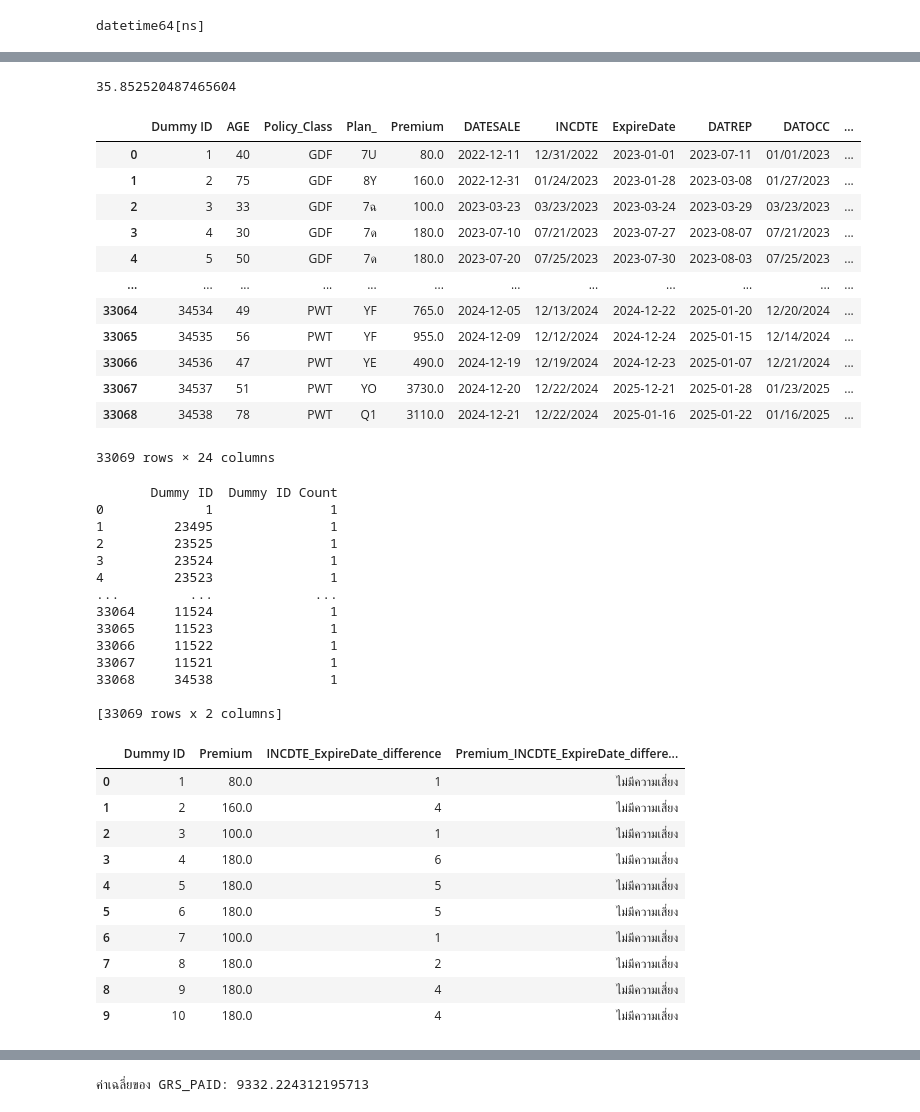
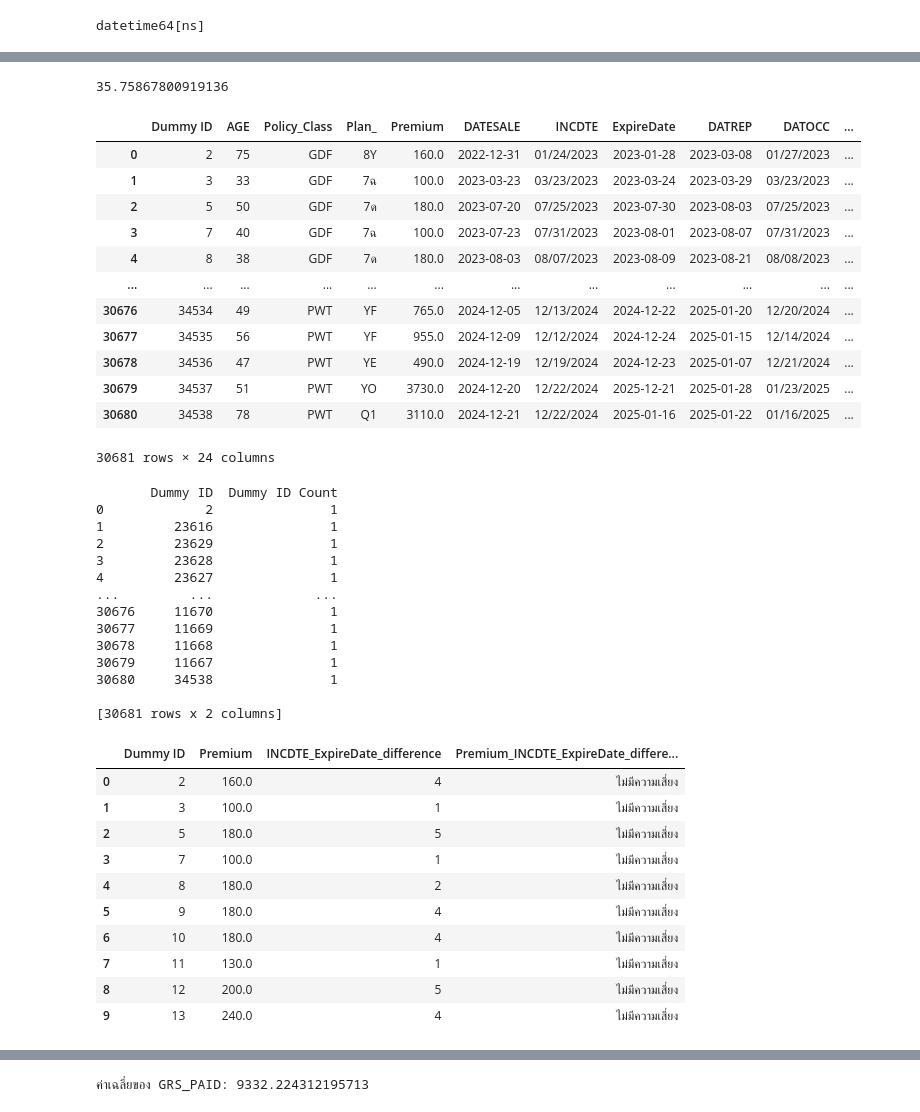
Before and after one commit to Suchada2000/MY-WORK, a Jupyter notebook: Untitled43.ipynb, the cells around one changed output, grey strips where cells are left out. Drawn from its saved outputs; the diff is of its cells as text; code cells hidden in the pictures.

```diff
--- a/Untitled43.ipynb
+++ b/Untitled43.ipynb
@@ -1000,3 +1000,7 @@ df_combined
 | 33067 | 34537 | 51 | PWT | YO | 3730.0 | 2024-12-20 | 2024-12-22 | 2025-12-21 | 2025-01-28 | 2025-01-23 | ... |
 | 33068 | 34538 | 78 | PWT | Q1 | 3110.0 | 2024-12-21 | 2024-12-22 | 2025-01-16 | 2025-01-22 | 2025-01-16 | ... |
 33069 rows × 17 columns
+# %%
+df_combined = df_combined.loc[~((df_combined['GRS_OS'] == 0) &
+                               (df_combined['GRS_PAID'] == 0) &
+                               (df_combined['GIC'] == 0))]
@@ -1107,7 +1133,7 @@ df_combined['ReseveDescription_Risk_Level'] = df_combined['Claim_Count'].apply(l
     'ไม่มีความเสี่ยง' if x < 3 else
     'ความเสี่ยงน้อย' if x == 3 else
     'ความเสี่ยงปานกลาง' if x == 4 else
-    'ความเสี่ยงสูง'
+    'ความเสี่ยงมาก'
 )
 
 # แสดงผลลัพธ์บางส่วน
@@ -1268,42 +1294,42 @@ mean_INCDTE_DATOCC_difference = df_combined['INCDTE_DATOCC_difference'].mean()
 # %%
 mean_INCDTE_DATOCC_difference
 # %% [output]
-35.852520487465604
+35.75867800919136
 # %%
 df_combined
 # %% [output]
 |  | Dummy ID | AGE | Policy_Class | Plan_ | Premium | DATESALE | INCDTE | ExpireDate | DATREP | DATOCC | ... |
-| 0 | 1 | 40 | GDF | 7U | 80.0 | 2022-12-11 | 12/31/2022 | 2023-01-01 | 2023-07-11 | 01/01/2023 | ... |
-| 1 | 2 | 75 | GDF | 8Y | 160.0 | 2022-12-31 | 01/24/2023 | 2023-01-28 | 2023-03-08 | 01/27/2023 | ... |
-| 2 | 3 | 33 | GDF | 7ฉ | 100.0 | 2023-03-23 | 03/23/2023 | 2023-03-24 | 2023-03-29 | 03/23/2023 | ... |
-| 3 | 4 | 30 | GDF | 7ด | 180.0 | 2023-07-10 | 07/21/2023 | 2023-07-27 | 2023-08-07 | 07/21/2023 | ... |
-| 4 | 5 | 50 | GDF | 7ด | 180.0 | 2023-07-20 | 07/25/2023 | 2023-07-30 | 2023-08-03 | 07/25/2023 | ... |
+| 0 | 2 | 75 | GDF | 8Y | 160.0 | 2022-12-31 | 01/24/2023 | 2023-01-28 | 2023-03-08 | 01/27/2023 | ... |
+| 1 | 3 | 33 | GDF | 7ฉ | 100.0 | 2023-03-23 | 03/23/2023 | 2023-03-24 | 2023-03-29 | 03/23/2023 | ... |
+| 2 | 5 | 50 | GDF | 7ด | 180.0 | 2023-07-20 | 07/25/2023 | 2023-07-30 | 2023-08-03 | 07/25/2023 | ... |
+| 3 | 7 | 40 | GDF | 7ฉ | 100.0 | 2023-07-23 | 07/31/2023 | 2023-08-01 | 2023-08-07 | 07/31/2023 | ... |
+| 4 | 8 | 38 | GDF | 7ด | 180.0 | 2023-08-03 | 08/07/2023 | 2023-08-09 | 2023-08-21 | 08/08/2023 | ... |
 | ... | ... | ... | ... | ... | ... | ... | ... | ... | ... | ... | ... |
-| 33064 | 34534 | 49 | PWT | YF | 765.0 | 2024-12-05 | 12/13/2024 | 2024-12-22 | 2025-01-20 | 12/20/2024 | ... |
-| 33065 | 34535 | 56 | PWT | YF | 955.0 | 2024-12-09 | 12/12/2024 | 2024-12-24 | 2025-01-15 | 12/14/2024 | ... |
-| 33066 | 34536 | 47 | PWT | YE | 490.0 | 2024-12-19 | 12/19/2024 | 2024-12-23 | 2025-01-07 | 12/21/2024 | ... |
-| 33067 | 34537 | 51 | PWT | YO | 3730.0 | 2024-12-20 | 12/22/2024 | 2025-12-21 | 2025-01-28 | 01/23/2025 | ... |
-| 33068 | 34538 | 78 | PWT | Q1 | 3110.0 | 2024-12-21 | 12/22/2024 | 2025-01-16 | 2025-01-22 | 01/16/2025 | ... |
+| 30676 | 34534 | 49 | PWT | YF | 765.0 | 2024-12-05 | 12/13/2024 | 2024-12-22 | 2025-01-20 | 12/20/2024 | ... |
+| 30677 | 34535 | 56 | PWT | YF | 955.0 | 2024-12-09 | 12/12/2024 | 2024-12-24 | 2025-01-15 | 12/14/2024 | ... |
+| 30678 | 34536 | 47 | PWT | YE | 490.0 | 2024-12-19 | 12/19/2024 | 2024-12-23 | 2025-01-07 | 12/21/2024 | ... |
+| 30679 | 34537 | 51 | PWT | YO | 3730.0 | 2024-12-20 | 12/22/2024 | 2025-12-21 | 2025-01-28 | 01/23/2025 | ... |
+| 30680 | 34538 | 78 | PWT | Q1 | 3110.0 | 2024-12-21 | 12/22/2024 | 2025-01-16 | 2025-01-22 | 01/16/2025 | ... |
-33069 rows × 24 columns
+30681 rows × 24 columns
 # %%
 dummy_id_counts = df_combined['Dummy ID'].value_counts().reset_index()
 dummy_id_counts.columns = ['Dummy ID', 'Dummy ID Count']
 print(dummy_id_counts)
 # %% [output]
        Dummy ID  Dummy ID Count
-0             1               1
-1         23495               1
-2         23525               1
-3         23524               1
-4         23523               1
+0             2               1
+1         23616               1
+2         23629               1
+3         23628               1
+4         23627               1
 ...         ...             ...
-33064     11524               1
-33065     11523               1
-33066     11522               1
-33067     11521               1
-33068     34538               1
+30676     11670               1
+30677     11669               1
+30678     11668               1
+30679     11667               1
+30680     34538               1
 
-[33069 rows x 2 columns]
+[30681 rows x 2 columns]
 # %%
 df_combined['Dummy ID Count'] = df_combined['Dummy ID'].map(df_combined['Dummy ID'].value_counts())
 # %%
@@ -1311,44 +1337,44 @@ import numpy as np
 
 # กำหนดค่าเฉลี่ยของเบี้ยประกันภัยและจำนวนวันที่คุ้มครอง
 average_premium = 1500
 average_coverage_days = 85
 
 # กำหนดเงื่อนไขสำหรับระดับความเสี่ยง
 conditions = [
     # 1. ความเสี่ยงสูง: เบี้ยประกันภัย > 1500 และ จำนวนวันที่คุ้มครอง < 85
     (df_combined['Premium'] >= average_premium) & (df_combined['INCDTE_ExpireDate_difference'] <= average_coverage_days),
 
     # 2. ความเสี่ยงปานกลาง: เบี้ยประกันภัย > 1500 และ จำนวนวันที่คุ้มครอง >= 85
     (df_combined['Premium'] >= average_premium) & (df_combined['INCDTE_ExpireDate_difference'] >= average_coverage_days),
 
     # 3. ความเสี่ยงน้อย: เบี้ยประกันภัย < 1500 และ จำนวนวันที่คุ้มครอง >= 85
     (df_combined['Premium'] <= average_premium) & (df_combined['INCDTE_ExpireDate_difference'] >= average_coverage_days),
 
     # 4. ไม่มีความเสี่ยง: เบี้ยประกันภัย < 1500 และ จำนวนวันที่คุ้มครอง < 85
     (df_combined['Premium'] <= average_premium) & (df_combined['INCDTE_ExpireDate_difference'] <= average_coverage_days),
 
 ]
 
 # กำหนดผลลัพธ์ที่จะให้ตามแต่ละเงื่อนไข
-choices = ['ความเสี่ยงสูง', 'ความเสี่ยงปานกลาง', 'ความเสี่ยงน้อย', 'ไม่มีความเสี่ยง']
+choices = ['ความเสี่ยงมาก', 'ความเสี่ยงปานกลาง', 'ความเสี่ยงน้อย', 'ไม่มีความเสี่ยง']
 
 # ใช้ np.select() เพื่อตั้งค่าคอลัมน์ใหม่ 'Risk_Level'
 df_combined['Premium_INCDTE_ExpireDate_difference_Risk_Level'] = np.select(conditions, choices, default='อื่นๆ')
 
 # แสดงผลลัพธ์
 df_combined[['Dummy ID', 'Premium', 'INCDTE_ExpireDate_difference', 'Premium_INCDTE_ExpireDate_difference_Risk_Level']].head(10)
 # %% [output]
 |  | Dummy ID | Premium | INCDTE_ExpireDate_difference | Premium_INCDTE_ExpireDate_differe... |
-| 0 | 1 | 80.0 | 1 | ไม่มีความเสี่ยง |
-| 1 | 2 | 160.0 | 4 | ไม่มีความเสี่ยง |
-| 2 | 3 | 100.0 | 1 | ไม่มีความเสี่ยง |
-| 3 | 4 | 180.0 | 6 | ไม่มีความเสี่ยง |
-| 4 | 5 | 180.0 | 5 | ไม่มีความเสี่ยง |
-| 5 | 6 | 180.0 | 5 | ไม่มีความเสี่ยง |
-| 6 | 7 | 100.0 | 1 | ไม่มีความเสี่ยง |
-| 7 | 8 | 180.0 | 2 | ไม่มีความเสี่ยง |
-| 8 | 9 | 180.0 | 4 | ไม่มีความเสี่ยง |
-| 9 | 10 | 180.0 | 4 | ไม่มีความเสี่ยง |
+| 0 | 2 | 160.0 | 4 | ไม่มีความเสี่ยง |
+| 1 | 3 | 100.0 | 1 | ไม่มีความเสี่ยง |
+| 2 | 5 | 180.0 | 5 | ไม่มีความเสี่ยง |
+| 3 | 7 | 100.0 | 1 | ไม่มีความเสี่ยง |
+| 4 | 8 | 180.0 | 2 | ไม่มีความเสี่ยง |
+| 5 | 9 | 180.0 | 4 | ไม่มีความเสี่ยง |
+| 6 | 10 | 180.0 | 4 | ไม่มีความเสี่ยง |
+| 7 | 11 | 130.0 | 1 | ไม่มีความเสี่ยง |
+| 8 | 12 | 200.0 | 5 | ไม่มีความเสี่ยง |
+| 9 | 13 | 240.0 | 4 | ไม่มีความเสี่ยง |
 # %%
 import numpy as np
 
```
Also changed, not shown: parts of 26 cells of this notebook.
